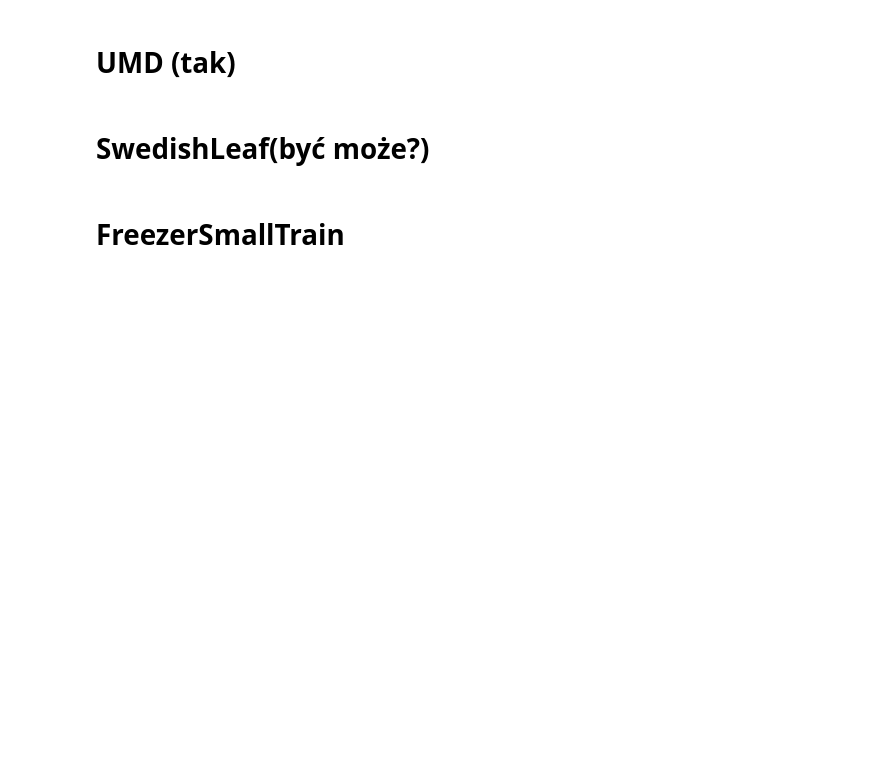
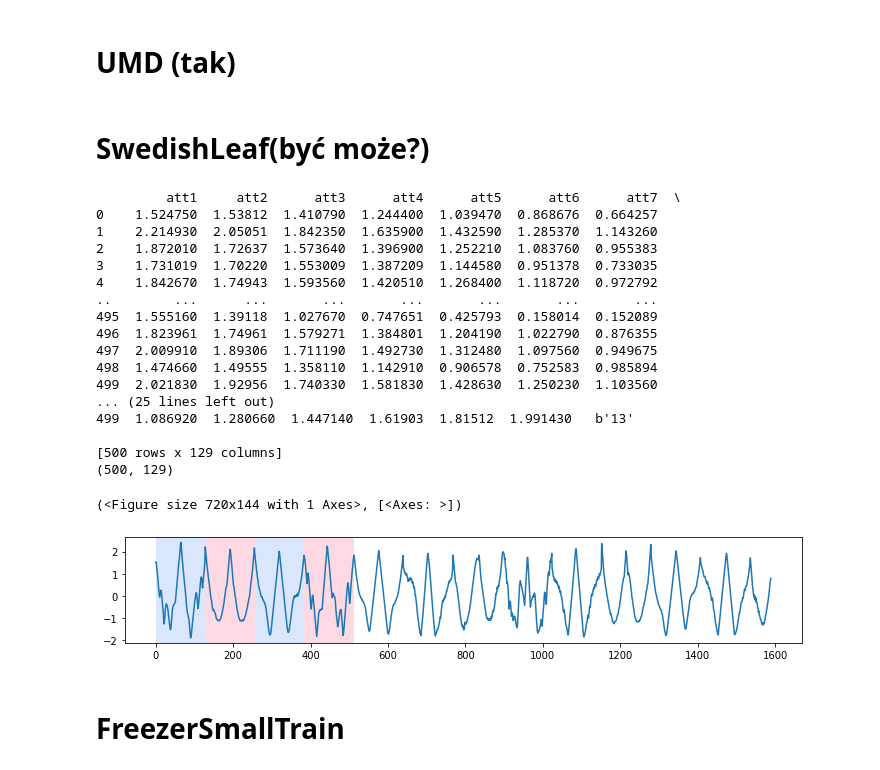
Before and after one commit to damjam212/TimeSeriesSegmentation, a Jupyter notebook: Data_segmentation.ipynb, the cells around one changed output. Saved outputs shown, nothing was run; the diff lists cells and outputs as text; code cells hidden in the pictures; blank space fills up the shorter version.

```diff
--- a/Data_segmentation.ipynb
+++ b/Data_segmentation.ipynb
@@ -1013,29 +1011,49 @@ eval
 # %%
 filepath = './datasets/SwedishLeaf/SwedishLeaf_TRAIN.arff'
 
 df = load_dataset_to_dataframe(filepath)
 print(df)
 print(df.shape)
 
 # Konwersja dataframe na ndarray
 ndarray = df.values
 ch = ndarray[:,-1]
 ndarray = ndarray[:, :-1]
 # Alternatywnie można użyć .to_numpy() w nowszych wersjach Pandas
 # ndarray = df.to_numpy()
 
 change_points = np.array([],dtype=int)
 l_p = ch[0]
 for i, p in enumerate(ch):
     if(p!=l_p):
         change_points = np.append(change_points,int(i*128))
     l_p = p
 
 rpt.display(ndarray.flatten()[0:1590], change_points[:4])
 
-result,eval =  predict_change_points(ndarray.flatten(),len(ndarray.flatten()),change_points)
-rpt.display(ndarray.flatten(), change_points,result)
-eval
+# result,eval =  predict_change_points(ndarray.flatten(),len(ndarray.flatten()),change_points)
+# rpt.display(ndarray.flatten(), change_points,result)
+# eval
+# %% [output]
+         att1     att2      att3      att4      att5      att6      att7  \
+0    1.524750  1.53812  1.410790  1.244400  1.039470  0.868676  0.664257
+1    2.214930  2.05051  1.842350  1.635900  1.432590  1.285370  1.143260
+2    1.872010  1.72637  1.573640  1.396900  1.252210  1.083760  0.955383
+3    1.731019  1.70220  1.553009  1.387209  1.144580  0.951378  0.733035
+4    1.842670  1.74943  1.593560  1.420510  1.268400  1.118720  0.972792
+..        ...      ...       ...       ...       ...       ...       ...
+495  1.555160  1.39118  1.027670  0.747651  0.425793  0.158014  0.152089
+496  1.823961  1.74961  1.579271  1.384801  1.204190  1.022790  0.876355
+497  2.009910  1.89306  1.711190  1.492730  1.312480  1.097560  0.949675
+498  1.474660  1.49555  1.358110  1.142910  0.906578  0.752583  0.985894
+499  2.021830  1.92956  1.740330  1.581830  1.428630  1.250230  1.103560
+... (25 lines left out)
+499  1.086920  1.280660  1.447140  1.61903  1.81512  1.991430   b'13'
+
+[500 rows x 129 columns]
+(500, 129)
+(<Figure size 720x144 with 1 Axes>, [<Axes: >])
+[figure, added]
 # %% [markdown]
 # FreezerSmallTrain
 # %%
```
Also changed, not shown: parts of 12 cells of this notebook.
